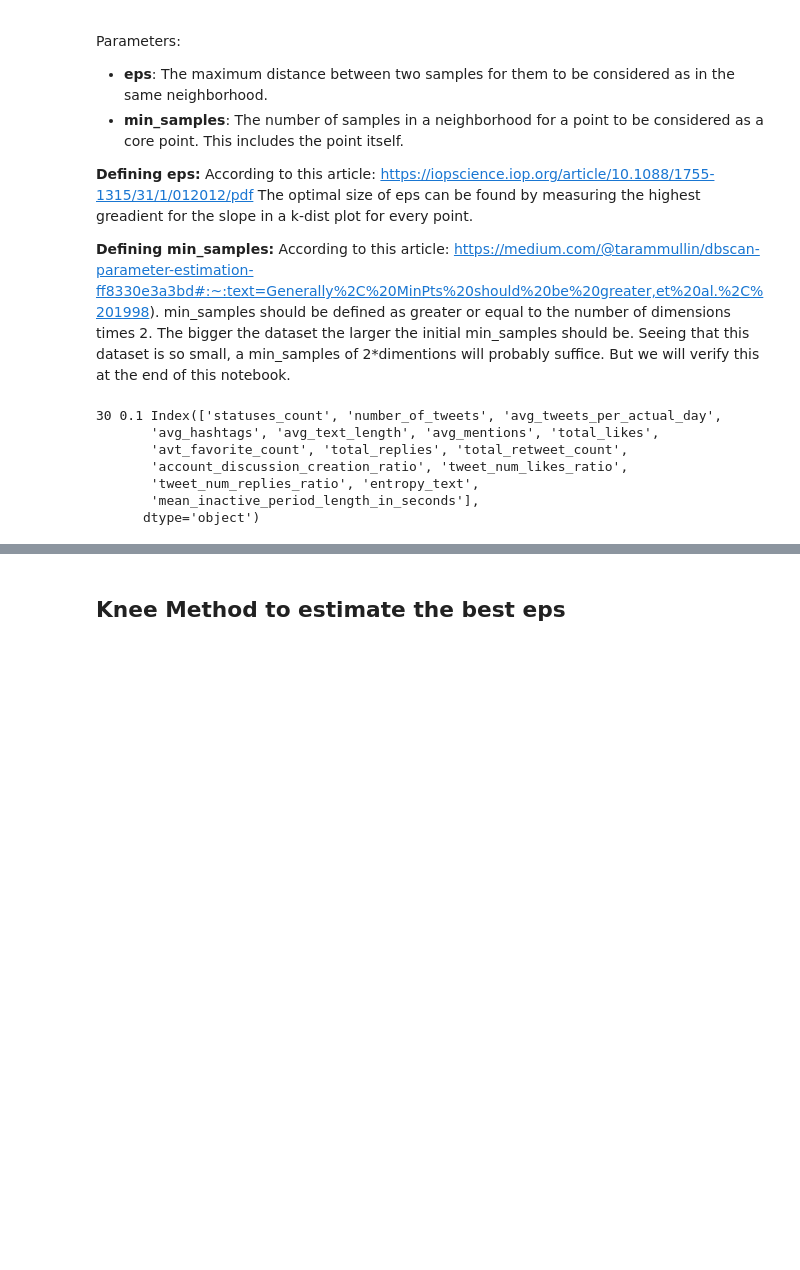
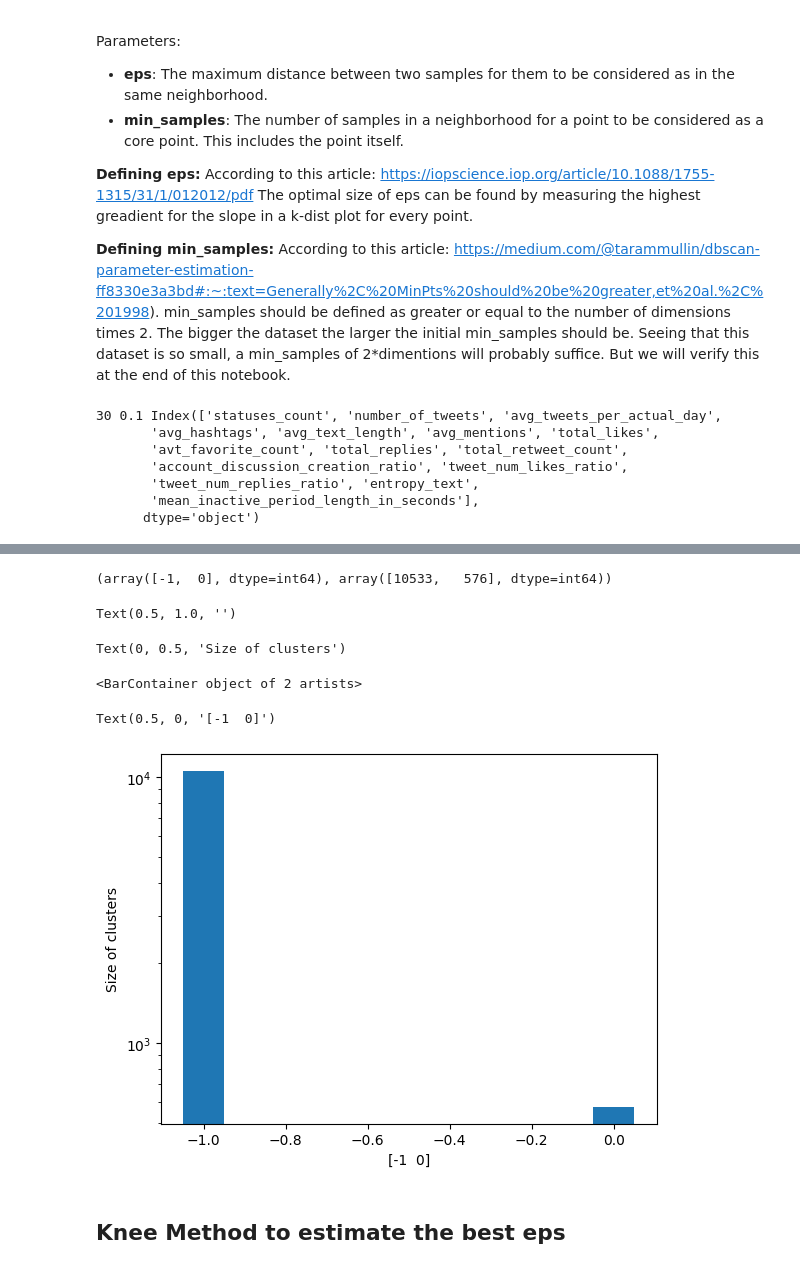
Before and after one commit to The-seven-dwarfs/DataMining-Group7, a Jupyter notebook: 2.2-DBSCAN_clustering.ipynb, the cells around one changed output, grey strips where cells are left out. Drawn from its saved outputs; the diff is of its cells as text; code cells hidden in the pictures; blank space fills up the shorter version.

```diff
--- a/2.2-DBSCAN_clustering.ipynb
+++ b/2.2-DBSCAN_clustering.ipynb
@@ -296,0 +281,30 @@ Silhouette score with initial eps 0.05075636066520763
+# %%
+labels_true = users_df["bot"]
+dbscan_instance = DBSCAN(eps=initial_eps, min_samples=initial_min_samples)
+dbscan_instance.fit(transform_result)
+
+clusters_id, clusters_sizes = np.unique(dbscan_instance.labels_, return_counts=True)
+
+core_samples_mask = np.zeros_like(dbscan_instance.labels_, dtype=bool)
+core_samples_mask[dbscan_instance.core_sample_indices_] = True
+labels = dbscan_instance.labels_
+
+initial_silhuette_score = silhouette_score(transform_result, dbscan_instance.labels_)
+
+
+
+# Number of clusters in labels, ignoring noise if present.
+n_clusters_ = len(set(labels)) - (1 if -1 in labels else 0)
+n_noise_ = list(labels).count(-1)
+
+print("Estimated number of clusters: %d" % n_clusters_)
+print("Estimated number of noise points: %d" % n_noise_)
+print("Homogeneity: %0.3f" % metrics.homogeneity_score(labels_true, labels))
+print("Completeness: %0.3f" % metrics.completeness_score(labels_true, labels))
+print("V-measure: %0.3f" % metrics.v_measure_score(labels_true, labels))
+print("Adjusted Rand Index: %0.3f" % metrics.adjusted_rand_score(labels_true, labels))
+print(
+    "Adjusted Mutual Information: %0.3f"
+    % metrics.adjusted_mutual_info_score(labels_true, labels)
+)
+print("Silhouette Coefficient: %0.3f" % metrics.silhouette_score(transform_result, labels))
@@ -297,3 +350,19 @@ Silhouette score with initial eps 0.05075636066520763
+# %%
+clusters_id, clusters_sizes
+
+_, ax = plt.subplots()
+
+ax.set_title("")
+ax.set_ylabel("Size of clusters")
+ax.bar(x=clusters_id, height=clusters_sizes, width=0.1, log=True)#
+ax.set_xlabel(clusters_id)
+# %% [output]
+(array([-1,  0], dtype=int64), array([10533,   576], dtype=int64))
+Text(0.5, 1.0, '')
+Text(0, 0.5, 'Size of clusters')
+<BarContainer object of 2 artists>
+Text(0.5, 0, '[-1  0]')
+[figure, added]
 # %% [markdown]
 ## Knee Method to estimate the best eps
 # %%
```
Also changed, not shown: parts of 20 cells of this notebook, 2 other files.
